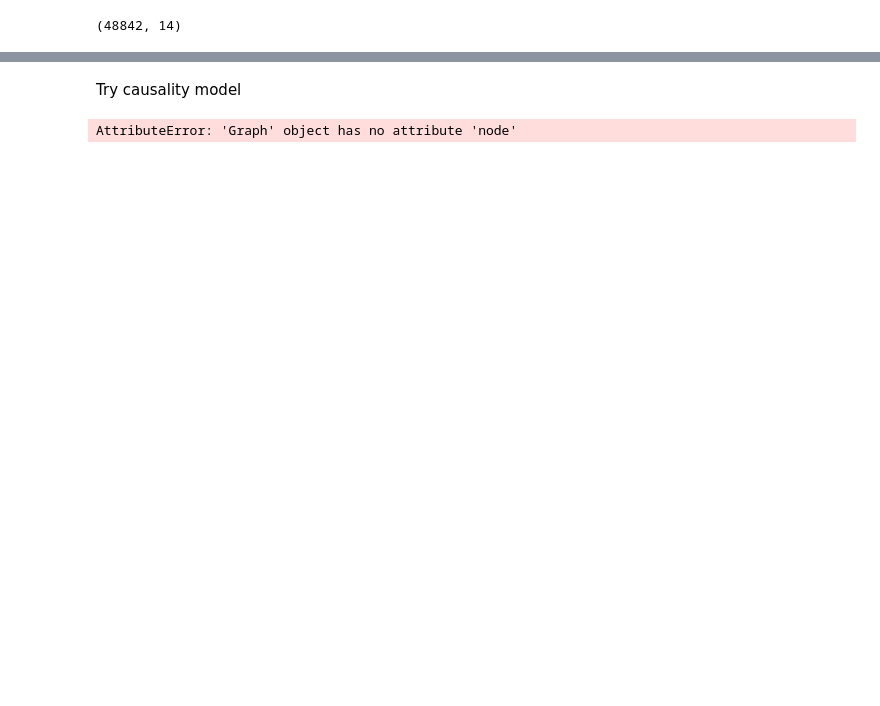
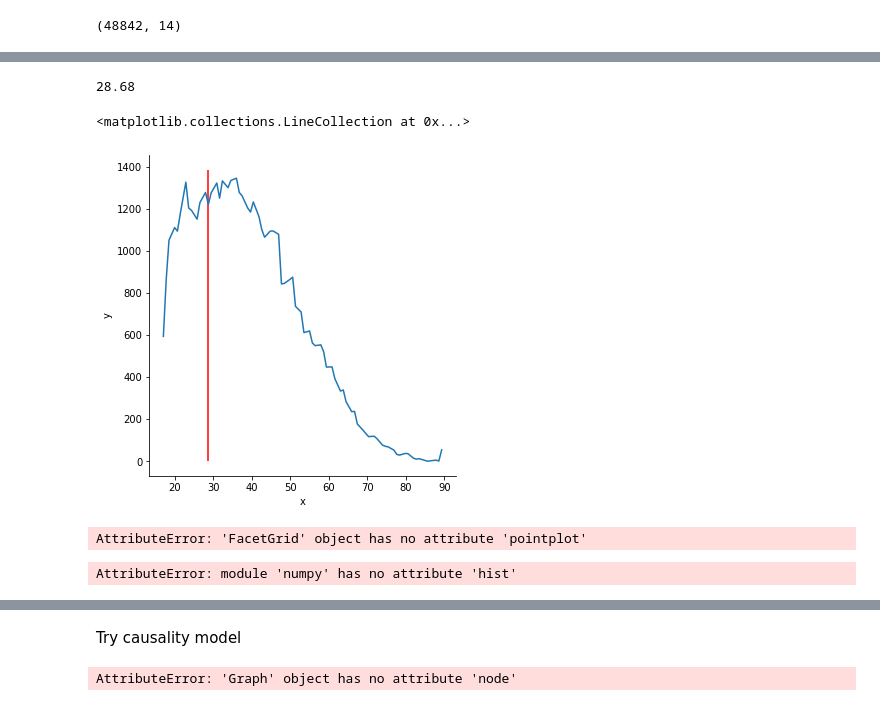
Before and after one commit to mraahemi/Bias_analyzer, a Jupyter notebook: notebooks/AdultDataset.ipynb, the cells around one changed output, grey strips where cells are left out. Drawn from its saved outputs; the diff is of its cells as text; code cells hidden in the pictures; blank space fills up the shorter version.

```diff
--- a/notebooks/AdultDataset.ipynb
+++ b/notebooks/AdultDataset.ipynb
@@ -23,0 +171,4 @@ X = pd.get_dummies(df)
+# %%
+hist_df = pd.DataFrame([hist[1], hist[0]], index=['x', 'y']).T.dropna()
+# %%
+hist_df = hist_df[hist_df['y'] != 0]
@@ -23,0 +179,8 @@ X = pd.get_dummies(df)
+# %%
+new_data = df.loc[2]
+# %%
+interval = pd.cut([new_data['age']], bins=hist_df['x'])[0]
+# %%
+interval.right
+# %% [output]
+28.68
@@ -23,0 +191,18 @@ X = pd.get_dummies(df)
+# %%
+ax = sns.relplot(
+    data=hist_df, kind="line",
+    x="x", y="y"
+)
+max = 1.03 * hist_df['y'].max()
+plt.vlines(interval.right, hist_df['y'].min(), max, colors='red')
+# %% [output]
+<matplotlib.collections.LineCollection at 0x...>
+[figure, added]
+# %%
+ax.pointplot(x="x", y="y", data=compare_df, capsize=.2)
+# %% [output]
+AttributeError: 'FacetGrid' object has no attribute 'pointplot'
+# %%
+np.hist(age, bins=100)
+# %% [output]
+AttributeError: module 'numpy' has no attribute 'hist'
```
Also changed, not shown: parts of 24 cells of this notebook, 12 other files.
